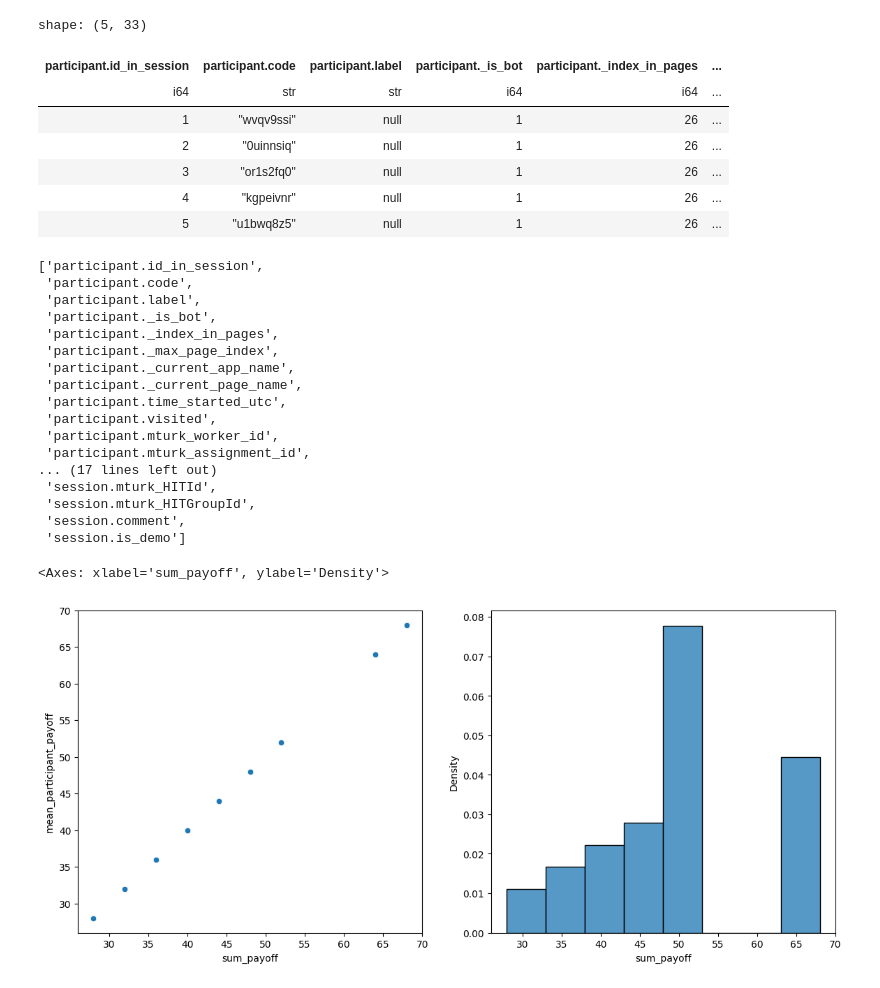
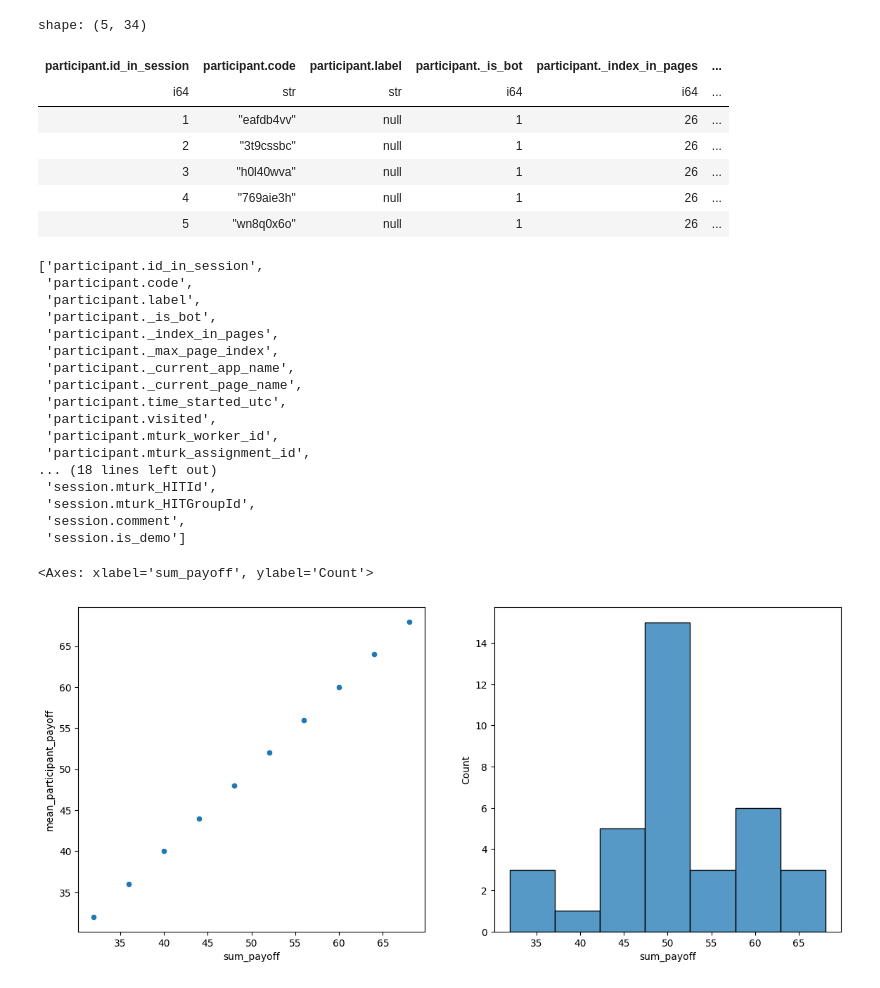
Before and after one commit to ryu-thakahashi/network_exp_otree, a Jupyter notebook: analysis/temp_check.ipynb, the cells around one changed output. Drawn from its saved outputs; the diff is of its cells as text; code cells hidden in the pictures.

```diff
--- a/analysis/temp_check.ipynb
+++ b/analysis/temp_check.ipynb
@@ -5,20 +5,21 @@ import matplotlib.pyplot as plt
 # %%
 from pathlib import Path
 
-data_folder_path = Path().resolve().parent / "__temp_bots_Jun07_20h55m54.7s"
+data_folder_path = Path().resolve().parent / "__temp_bots_Jun10_16h04m02.8s"
+data_folder_path = Path().resolve().parent / "__temp_bots_Jun10_16h13m00.6s"
 app_name = "network_pd.csv"
 # %%
 df = pl.read_csv(data_folder_path / app_name)
 df.head()
 # %% [output]
-shape: (5, 33)
+shape: (5, 34)
 | participant.id_in_session | participant.code | participant.label | participant._is_bot | participant._index_in_pages | ... |
 | i64 | str | str | i64 | i64 | ... |
-| 1 | "wvqv9ssi" | null | 1 | 26 | ... |
-| 2 | "0uinnsiq" | null | 1 | 26 | ... |
-| 3 | "or1s2fq0" | null | 1 | 26 | ... |
-| 4 | "kgpeivnr" | null | 1 | 26 | ... |
-| 5 | "u1bwq8z5" | null | 1 | 26 | ... |
+| 1 | "eafdb4vv" | null | 1 | 26 | ... |
+| 2 | "3t9cssbc" | null | 1 | 26 | ... |
+| 3 | "h0l40wva" | null | 1 | 26 | ... |
+| 4 | "769aie3h" | null | 1 | 26 | ... |
+| 5 | "wn8q0x6o" | null | 1 | 26 | ... |
 # %%
 df.columns
 # %% [output]
@@ -34,32 +35,36 @@ df.columns
  'participant.visited',
  'participant.mturk_worker_id',
  'participant.mturk_assignment_id',
-... (17 lines left out)
+... (18 lines left out)
  'session.mturk_HITId',
  'session.mturk_HITGroupId',
  'session.comment',
  'session.is_demo']
 # %%
+# payoff の計算が大丈夫か確認する
 # payoff distribution
 plt_df = df.group_by("participant.id_in_session").agg(
     pl.col("player.payoff").sum().alias("sum_payoff"),
     pl.col("participant.payoff").mean().alias("mean_participant_payoff"),
 )
-# plt_df.glimpse()
+
+
 
 fig, axes = plt.subplots(1, 2, figsize=(14, 6))
 sns.scatterplot(
     data=plt_df.to_pandas(),
+
     x="sum_payoff",
     y="mean_participant_payoff",
     ax=axes[0],
 )
+
 sns.histplot(
     plt_df.to_pandas(),
     x="sum_payoff",
-    stat="density",
+
     ax=axes[1],
 )
 # %% [output]
-<Axes: xlabel='sum_payoff', ylabel='Density'>
+<Axes: xlabel='sum_payoff', ylabel='Count'>
-[figure, old version]
+[figure, new version]
```
Also changed, not shown: parts of 1 cell of this notebook, 4 other files.
